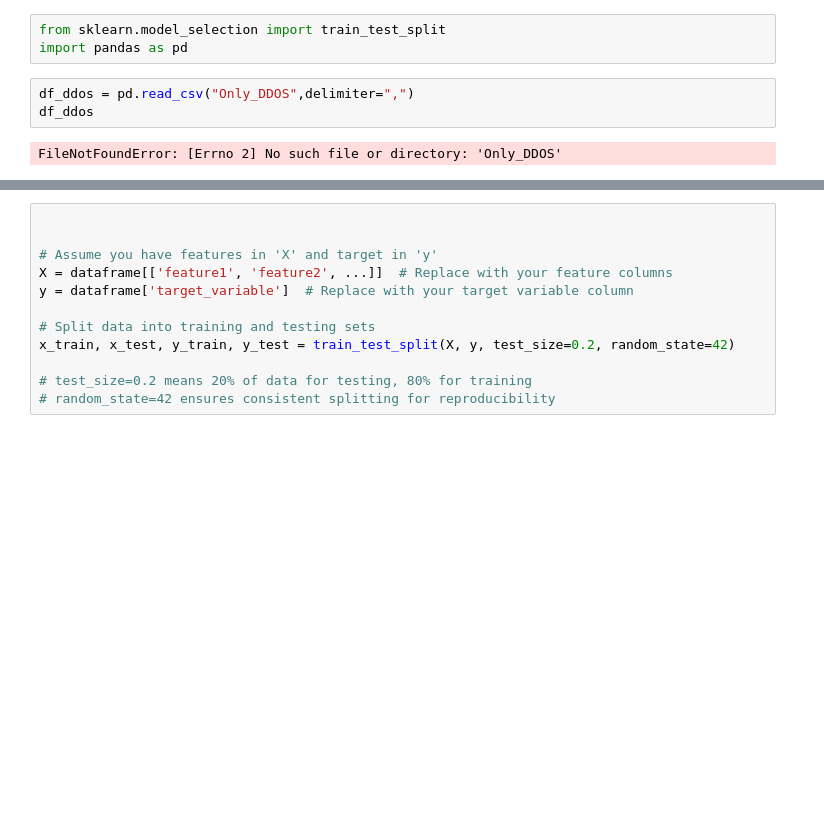
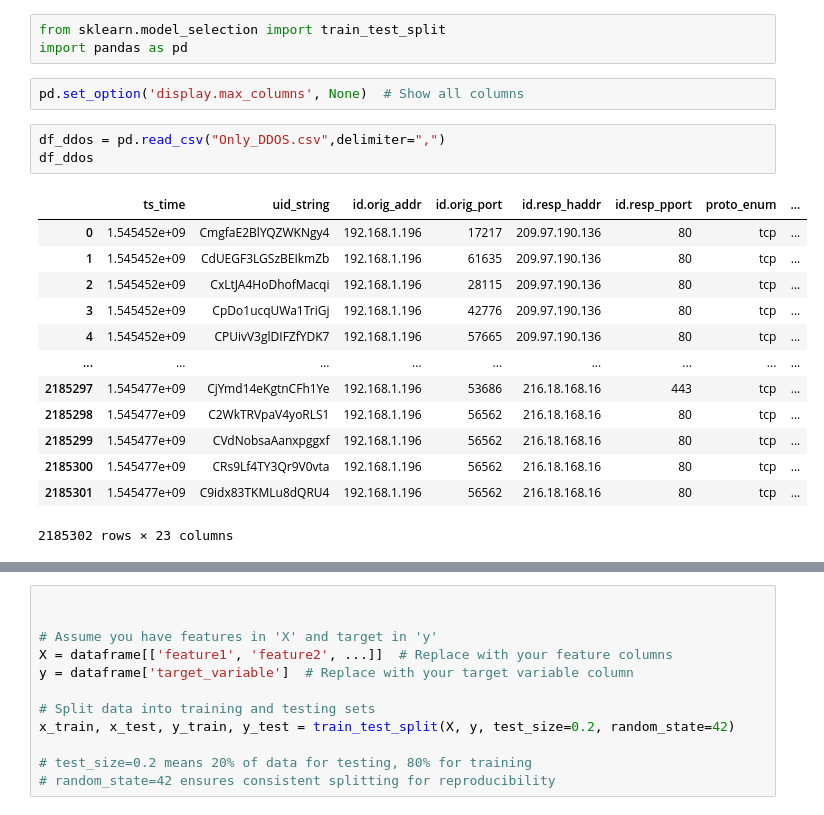
Before and after one commit to sarardnd/TMA, a Jupyter notebook: model.ipynb, the cells around one changed output, grey strips where cells are left out. Saved outputs shown, nothing was run; the diff lists cells and outputs as text; blank space fills up the shorter version.

```diff
--- a/model.ipynb
+++ b/model.ipynb
@@ -1,8 +1,22 @@
 # %%
 from sklearn.model_selection import train_test_split
 import pandas as pd
+# %%
+pd.set_option('display.max_columns', None)  # Show all columns
 # %%
-df_ddos = pd.read_csv("Only_DDOS",delimiter=",")
+df_ddos = pd.read_csv("Only_DDOS.csv",delimiter=",")
 df_ddos
 # %% [output]
+|  | ts_time | uid_string | id.orig_addr | id.orig_port | id.resp_haddr | id.resp_pport | proto_enum | ... |
+| 0 | 1.545452e+09 | CmgfaE2BlYQZWKNgy4 | 192.168.1.196 | 17217 | 209.97.190.136 | 80 | tcp | ... |
+| 1 | 1.545452e+09 | CdUEGF3LGSzBEIkmZb | 192.168.1.196 | 61635 | 209.97.190.136 | 80 | tcp | ... |
+| 2 | 1.545452e+09 | CxLtJA4HoDhofMacqi | 192.168.1.196 | 28115 | 209.97.190.136 | 80 | tcp | ... |
+| 3 | 1.545452e+09 | CpDo1ucqUWa1TriGj | 192.168.1.196 | 42776 | 209.97.190.136 | 80 | tcp | ... |
+| 4 | 1.545452e+09 | CPUivV3glDIFZfYDK7 | 192.168.1.196 | 57665 | 209.97.190.136 | 80 | tcp | ... |
+| ... | ... | ... | ... | ... | ... | ... | ... | ... |
+| 2185297 | 1.545477e+09 | CjYmd14eKgtnCFh1Ye | 192.168.1.196 | 53686 | 216.18.168.16 | 443 | tcp | ... |
+| 2185298 | 1.545477e+09 | C2WkTRVpaV4yoRLS1 | 192.168.1.196 | 56562 | 216.18.168.16 | 80 | tcp | ... |
+| 2185299 | 1.545477e+09 | CVdNobsaAanxpggxf | 192.168.1.196 | 56562 | 216.18.168.16 | 80 | tcp | ... |
+| 2185300 | 1.545477e+09 | CRs9Lf4TY3Qr9V0vta | 192.168.1.196 | 56562 | 216.18.168.16 | 80 | tcp | ... |
+| 2185301 | 1.545477e+09 | C9idx83TKMLu8dQRU4 | 192.168.1.196 | 56562 | 216.18.168.16 | 80 | tcp | ... |
-FileNotFoundError: [Errno 2] No such file or directory: 'Only_DDOS'
+2185302 rows × 23 columns
```
Also changed, not shown: parts of 16 cells of this notebook.
